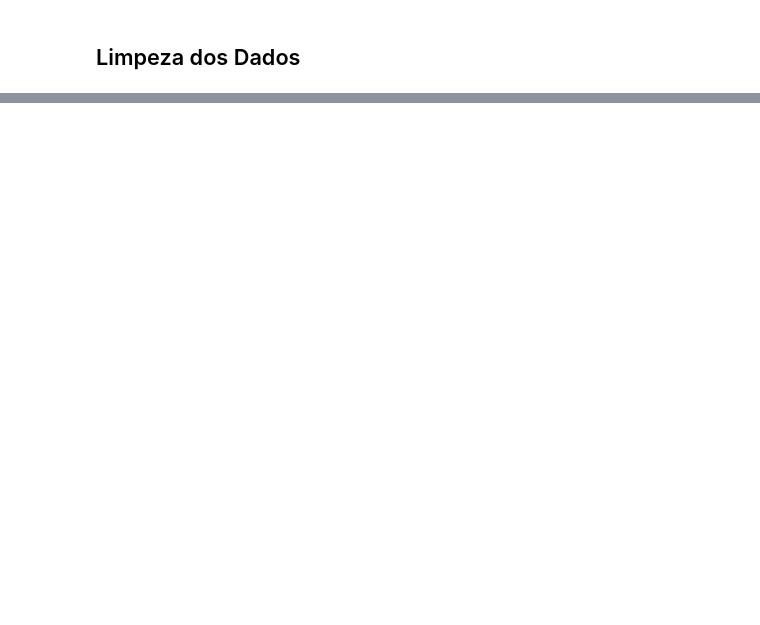
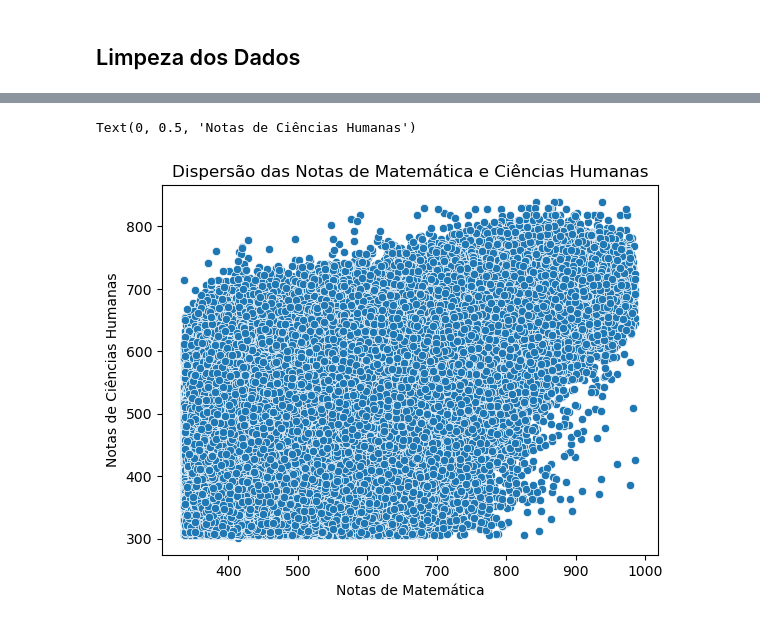
Before and after one commit to DiDevv/UFPB-Ciencia-de-Dados, a Jupyter notebook: ProjetoFinal/projetoICD.ipynb, the cells around one changed output, grey strips where cells are left out. Drawn from its saved outputs; the diff is of its cells as text; code cells hidden in the pictures; blank space fills up the shorter version.

```diff
--- a/ProjetoFinal/projetoICD.ipynb
+++ b/ProjetoFinal/projetoICD.ipynb
@@ -306,0 +237,7 @@ KMeans(n_clusters=2)
+# %%
+#Removendo notas zeros do meu conjunto de dados
+notas = microdados_filtrados[(microdados_filtrados["NU_NOTA_MT"] != 0) & (microdados_filtrados["NU_NOTA_CH"] != 0) & (microdados_filtrados["NU_NOTA_REDACAO"] != 0)]
+microdados_filtrados["NU_NOTA_MT"] = notas["NU_NOTA_MT"]
+microdados_filtrados["NU_NOTA_CH"] = notas["NU_NOTA_CH"]
+microdados_filtrados["NU_NOTA_REDACAO"] = notas["NU_NOTA_REDACAO"]
+microdados_filtrados
@@ -306,0 +258,8 @@ KMeans(n_clusters=2)
+# %%
+sns.scatterplot(data=microdados_filtrados, x="NU_NOTA_MT", y="NU_NOTA_CH")
+plt.title("Dispersão das Notas de Matemática e Ciências Humanas")
+plt.xlabel("Notas de Matemática")
+plt.ylabel("Notas de Ciências Humanas")
+# %% [output]
+Text(0, 0.5, 'Notas de Ciências Humanas')
+[figure, added]
```
Also changed, not shown: parts of 116 cells of this notebook.
